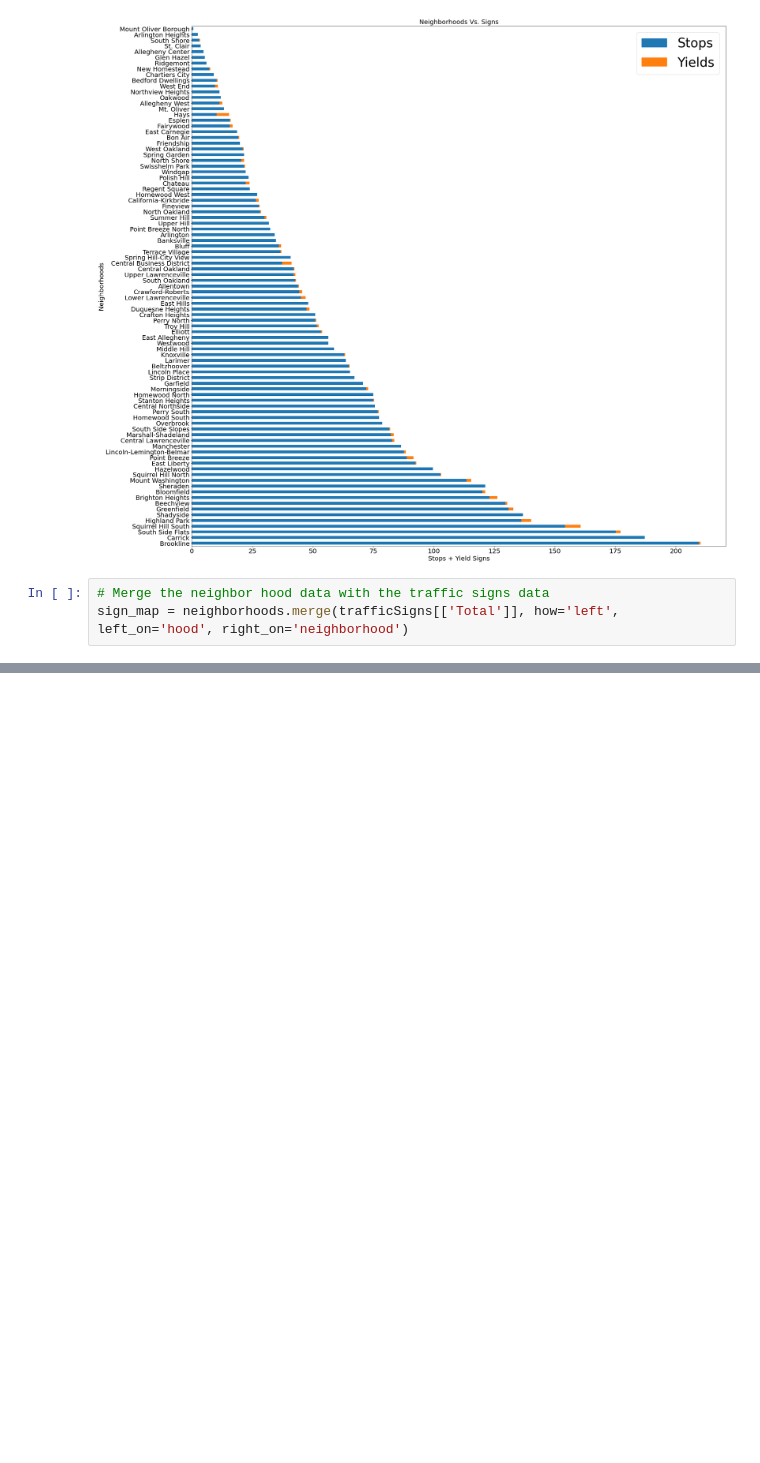
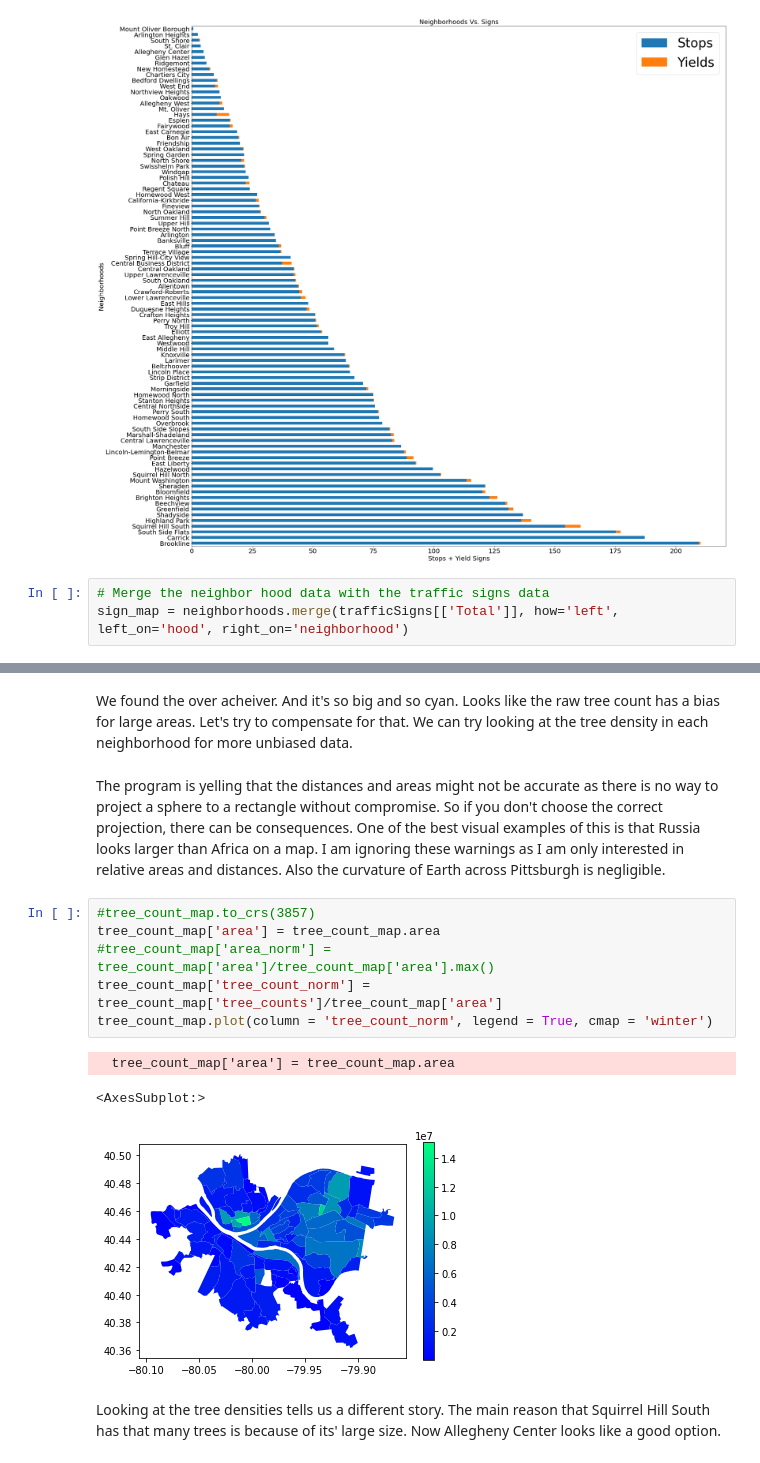
Before and after one commit to pjp401/CMPINF0010-Final-Project, a Jupyter notebook: FinalProject.ipynb, the cells around one changed output, grey strips where cells are left out. Cells and saved outputs as stored; diff of their text form; blank space fills up the shorter version.

```diff
--- a/FinalProject.ipynb
+++ b/FinalProject.ipynb
@@ -288,0 +358,16 @@ sign_map.plot(column='Total', # set the data to be used for coloring
+# %% [markdown]
+We found the over acheiver. And it's so big and so cyan. Looks like the raw tree count has a bias for large areas. Let's try to compensate for that. We can try looking at the tree density in each neighborhood for more unbiased data.
+# %% [markdown]
+The program is yelling that the distances and areas might not be accurate as there is no way to project a sphere to a rectangle without compromise. So if you don't choose the correct projection, there can be consequences. One of the best visual examples of this is that Russia looks larger than Africa on a map. I am ignoring these warnings as I am only interested in relative areas and distances. Also the curvature of Earth across Pittsburgh is negligible.
+# %%
+#tree_count_map.to_crs(3857)
+tree_count_map['area'] = tree_count_map.area
+#tree_count_map['area_norm'] = tree_count_map['area']/tree_count_map['area'].max()
+tree_count_map['tree_count_norm'] = tree_count_map['tree_counts']/tree_count_map['area']
+tree_count_map.plot(column = 'tree_count_norm', legend = True, cmap = 'winter')
+# %% [output]
+  tree_count_map['area'] = tree_count_map.area
+<AxesSubplot:>
+[figure, added]
+# %% [markdown]
+Looking at the tree densities tells us a different story. The main reason that Squirrel Hill South has that many trees is because of its' large size. Now Allegheny Center looks like a good option.
```
Also changed, not shown: parts of 35 cells of this notebook, 1 other file.
